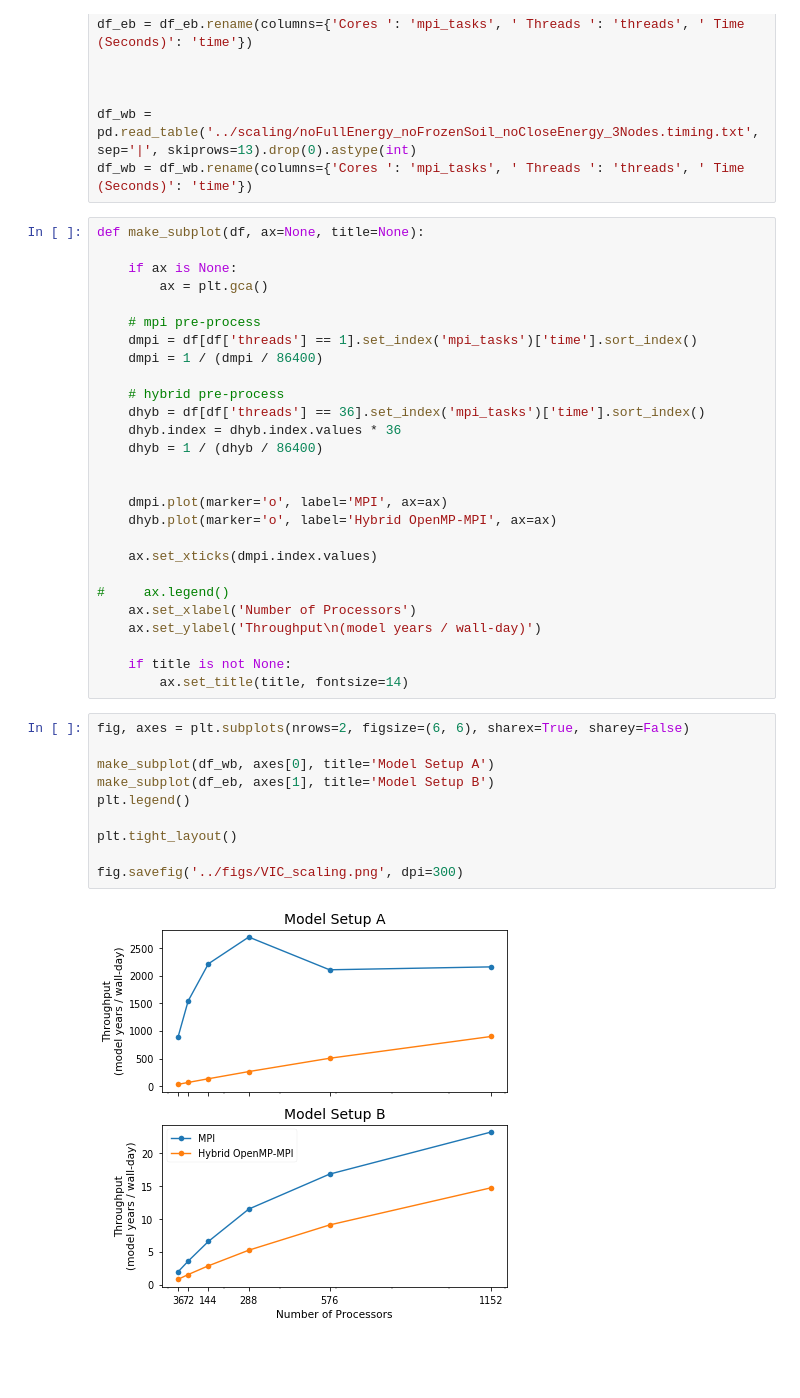
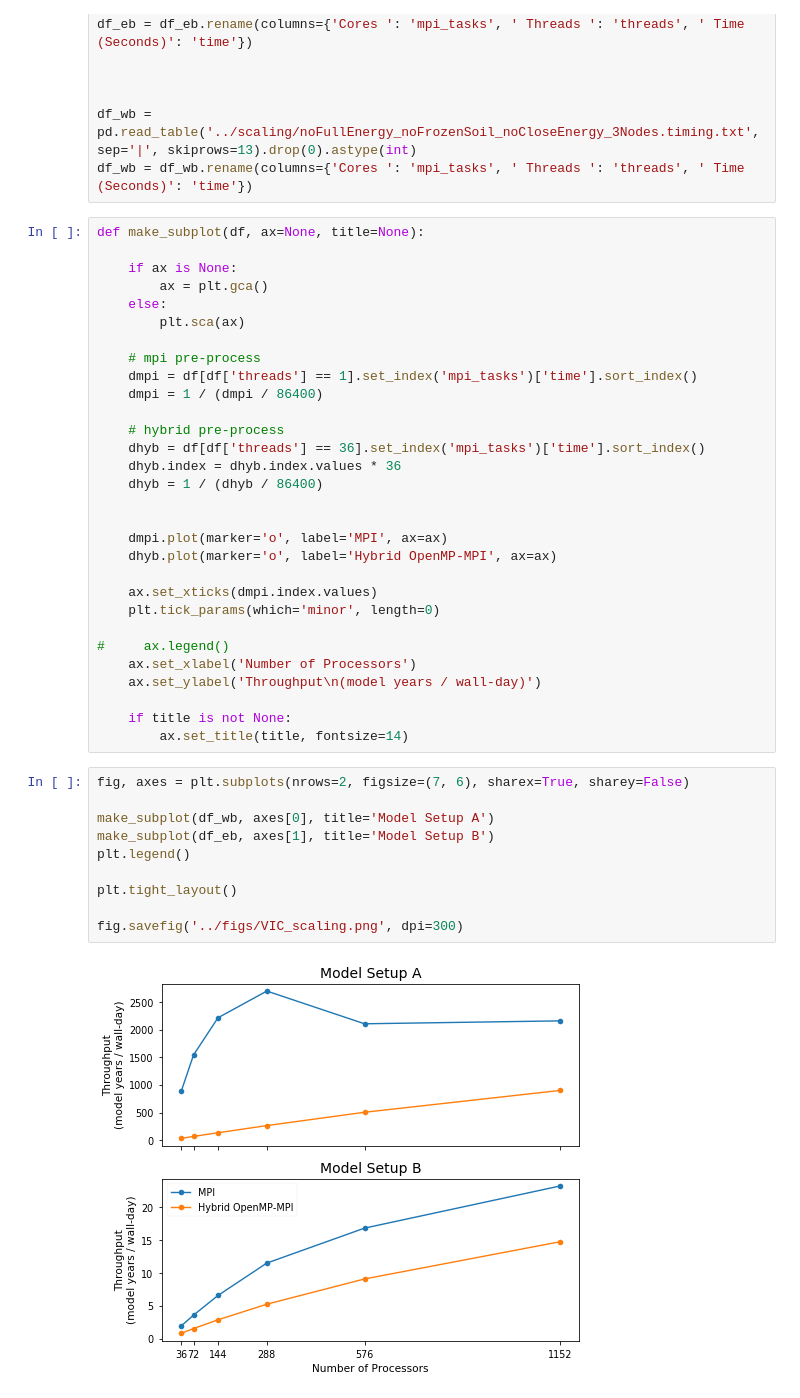
Before and after one commit to jhamman/VIC5_paper, a Jupyter notebook: notebooks/Scaling.ipynb, the cells around one changed output. Drawn from its saved outputs; the diff is of its cells as text; blank space fills up the shorter version.

```diff
--- a/notebooks/Scaling.ipynb
+++ b/notebooks/Scaling.ipynb
@@ -21,6 +21,8 @@ def make_subplot(df, ax=None, title=None):
 
     if ax is None:
         ax = plt.gca()
+    else:
+        plt.sca(ax)
 
     # mpi pre-process
     dmpi = df[df['threads'] == 1].set_index('mpi_tasks')['time'].sort_index()
@@ -36,6 +38,7 @@ def make_subplot(df, ax=None, title=None):
     dhyb.plot(marker='o', label='Hybrid OpenMP-MPI', ax=ax)
 
     ax.set_xticks(dmpi.index.values)
+    plt.tick_params(which='minor', length=0)
 
 #     ax.legend()
     ax.set_xlabel('Number of Processors')
@@ -44,14 +47,14 @@ def make_subplot(df, ax=None, title=None):
     if title is not None:
         ax.set_title(title, fontsize=14)
 # %%
-fig, axes = plt.subplots(nrows=2, figsize=(6, 6), sharex=True, sharey=False)
+fig, axes = plt.subplots(nrows=2, figsize=(7, 6), sharex=True, sharey=False)
 
 make_subplot(df_wb, axes[0], title='Model Setup A')
 make_subplot(df_eb, axes[1], title='Model Setup B')
 plt.legend()
 
 plt.tight_layout()
 
 fig.savefig('../figs/VIC_scaling.png', dpi=300)
 # %% [output]
-[figure, old version]
+[figure, new version]
```
Also changed, not shown: parts of 1 cell of this notebook, 3 other files.
